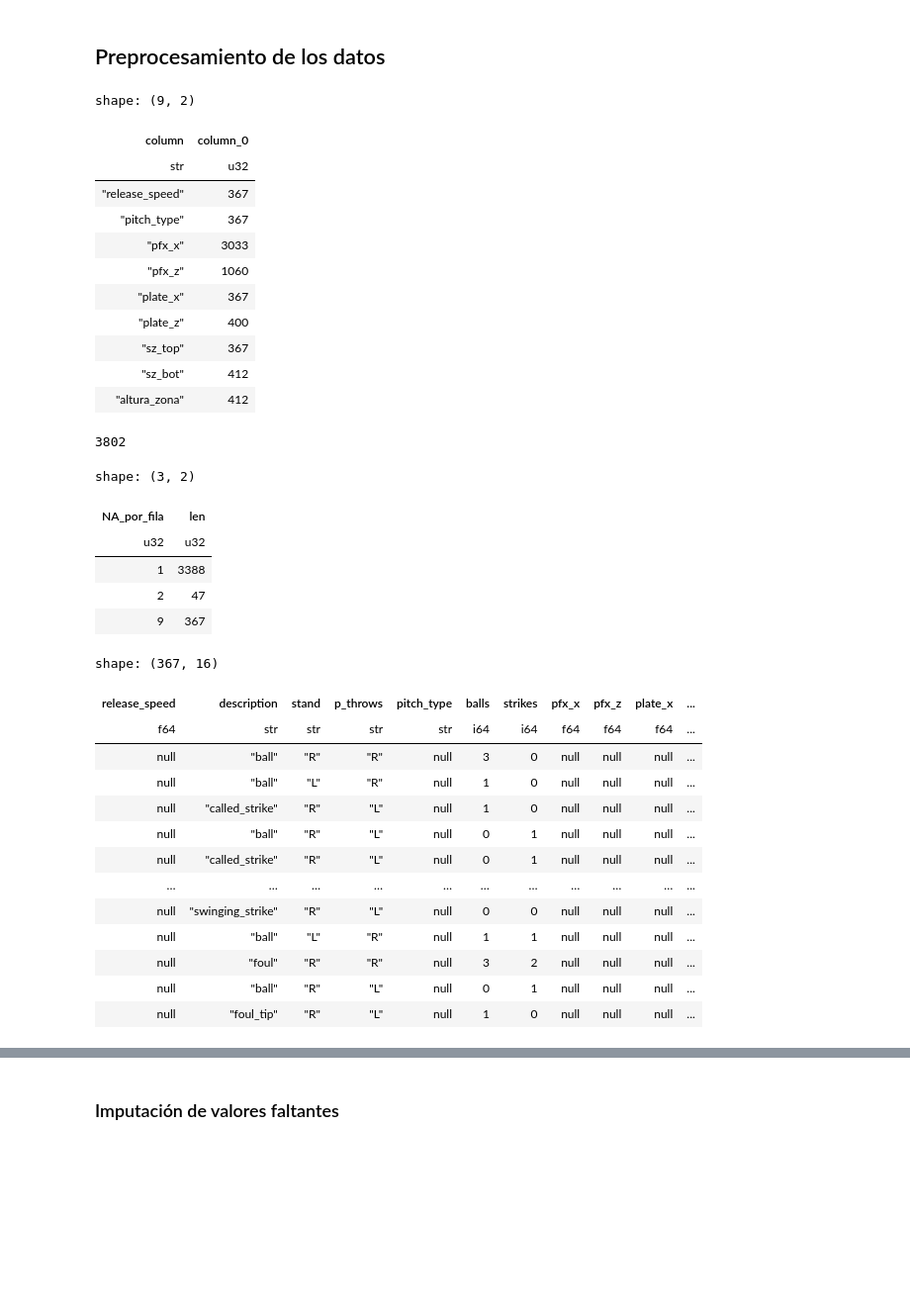
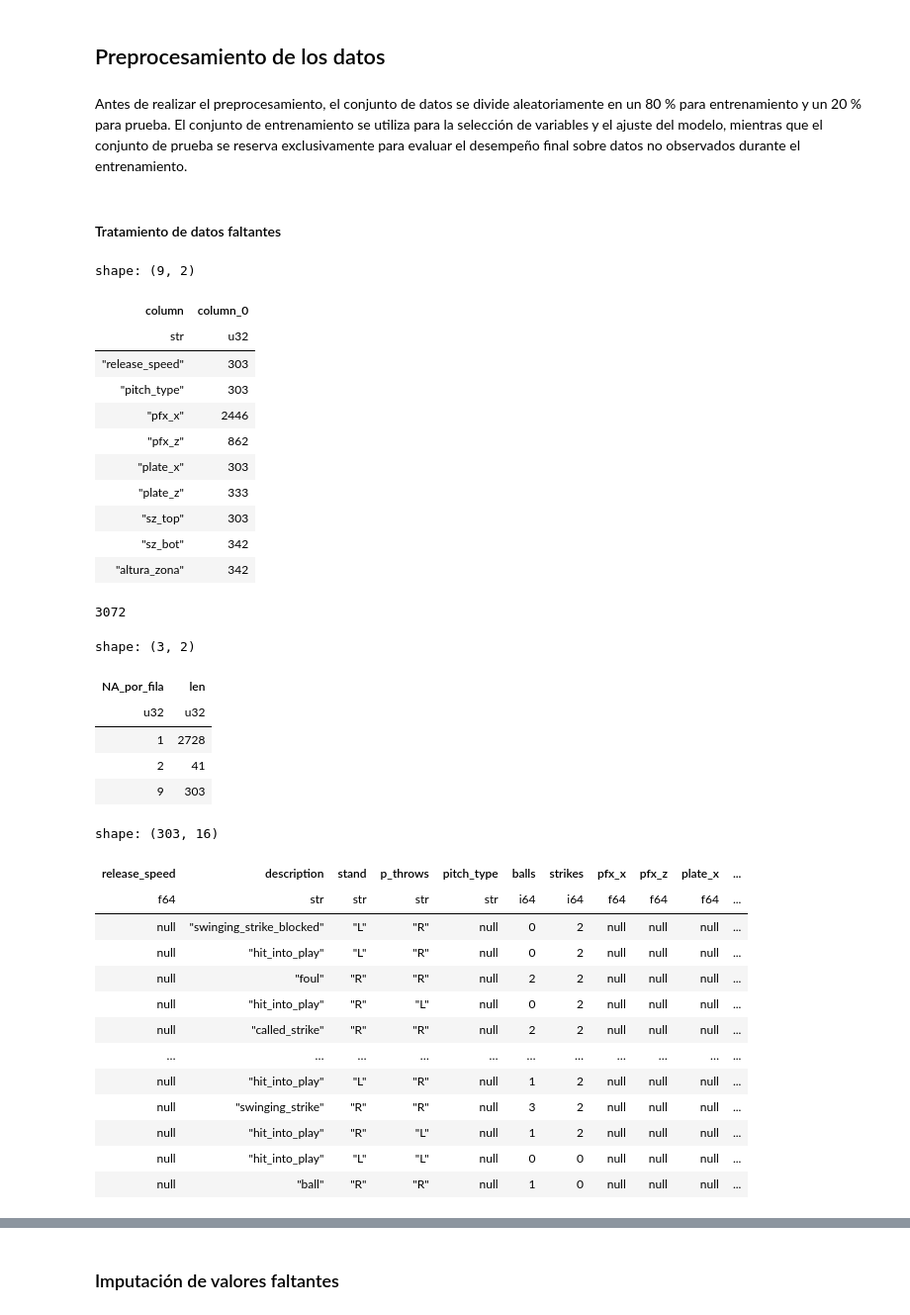
Before and after one commit to Prisfenoy/TP2_python, a Jupyter notebook: notebooks/03_Prepocesamiento_de_datos.ipynb, the cells around one changed output, grey strips where cells are left out. Shown at 99% size. Cells and saved outputs as stored; diff of their text form; code cells hidden in the pictures; blank space fills up the shorter version.

```diff
--- a/notebooks/03_Prepocesamiento_de_datos.ipynb
+++ b/notebooks/03_Prepocesamiento_de_datos.ipynb
@@ -1,5 +1,7 @@
 # %% [markdown]
 ## Preprocesamiento de los datos
+# %% [markdown]
+Antes de realizar el preprocesamiento, el conjunto de datos se divide aleatoriamente en un 80 % para entrenamiento y un 20 % para prueba. El conjunto de entrenamiento se utiliza para la selección de variables y el ajuste del modelo, mientras que el conjunto de prueba se reserva exclusivamente para evaluar el desempeño final sobre datos no observados durante el entrenamiento.
 # %%
 # Cargamos los paquetes necesarios ACORDARNOS DE HACER EL AMBIENTE VIRTUAL
 import polars as pl
@@ -17,7 +18,24 @@ datos_validacion = pl.read_parquet(ROOT / "datos" / "temporada2.parquet")
+# %%
+import polars as pl
+from sklearn.model_selection import train_test_split
+
+datos_pd = datos_entrenamiento.to_pandas()
+
+train_pd, test_pd = train_test_split(
+    datos_pd,
+    test_size=0.20,
+    random_state=42,
+    stratify=datos_pd["swing"]
+)
+
+train = pl.from_pandas(train_pd)
+test = pl.from_pandas(test_pd)
+# %% [markdown]
+#### Tratamiento de datos faltantes
 # %%
 # Identificamos que variables tienen valores nulos y la cantidad en cada una
 na = (
-    datos_entrenamiento
+    train
     .null_count()
     .transpose(include_header=True)
     .filter(pl.col("column_0") > 0)
@@ -28,27 +46,27 @@ na
 shape: (9, 2)
 | column | column_0 |
 | str | u32 |
-| "release_speed" | 367 |
-| "pitch_type" | 367 |
-| "pfx_x" | 3033 |
-| "pfx_z" | 1060 |
-| "plate_x" | 367 |
-| "plate_z" | 400 |
-| "sz_top" | 367 |
-| "sz_bot" | 412 |
-| "altura_zona" | 412 |
+| "release_speed" | 303 |
+| "pitch_type" | 303 |
+| "pfx_x" | 2446 |
+| "pfx_z" | 862 |
+| "plate_x" | 303 |
+| "plate_z" | 333 |
+| "sz_top" | 303 |
+| "sz_bot" | 342 |
+| "altura_zona" | 342 |
 # %%
 # Se seleccionan las observaciones que contienen al menos un valor nulo
-datos_con_na = datos_entrenamiento.filter(
+datos_con_na = train.filter(
     pl.any_horizontal(pl.all().is_null())
 )
 
 datos_con_na.height
 # %% [output]
-3802
+3072
 # %%
 # Se cuenta la cantidad de valores nulos por fila y resumimos cuántas observaciones tienen
-datos_entrenamiento.with_columns(
+train.with_columns(
     pl.sum_horizontal(pl.all().is_null()).alias("NA_por_fila")
 ).filter(
     pl.col("NA_por_fila") > 0
@@ -57,30 +75,30 @@ datos_entrenamiento.with_columns(
 shape: (3, 2)
 | NA_por_fila | len |
 | u32 | u32 |
-| 1 | 3388 |
-| 2 | 47 |
-| 9 | 367 |
+| 1 | 2728 |
+| 2 | 41 |
+| 9 | 303 |
 # %%
 # Se muestra las observaciones que presentan 9 o más valores nulos
-datos_entrenamiento.with_columns(
+train.with_columns(
     pl.sum_horizontal(pl.all().is_null()).alias("NA_por_fila")
 ).filter(
     pl.col("NA_por_fila") >= 9
 )
 # %% [output]
-shape: (367, 16)
+shape: (303, 16)
 | release_speed | description | stand | p_throws | pitch_type | balls | strikes | pfx_x | pfx_z | plate_x | ... |
 | f64 | str | str | str | str | i64 | i64 | f64 | f64 | f64 | ... |
-| null | "ball" | "R" | "R" | null | 3 | 0 | null | null | null | ... |
-| null | "ball" | "L" | "R" | null | 1 | 0 | null | null | null | ... |
-| null | "called_strike" | "R" | "L" | null | 1 | 0 | null | null | null | ... |
-| null | "ball" | "R" | "L" | null | 0 | 1 | null | null | null | ... |
-| null | "called_strike" | "R" | "L" | null | 0 | 1 | null | null | null | ... |
+| null | "swinging_strike_blocked" | "L" | "R" | null | 0 | 2 | null | null | null | ... |
+| null | "hit_into_play" | "L" | "R" | null | 0 | 2 | null | null | null | ... |
+| null | "foul" | "R" | "R" | null | 2 | 2 | null | null | null | ... |
+| null | "hit_into_play" | "R" | "L" | null | 0 | 2 | null | null | null | ... |
+| null | "called_strike" | "R" | "R" | null | 2 | 2 | null | null | null | ... |
 | … | … | … | … | … | … | … | … | … | … | ... |
-| null | "swinging_strike" | "R" | "L" | null | 0 | 0 | null | null | null | ... |
-| null | "ball" | "L" | "R" | null | 1 | 1 | null | null | null | ... |
-| null | "foul" | "R" | "R" | null | 3 | 2 | null | null | null | ... |
-| null | "ball" | "R" | "L" | null | 0 | 1 | null | null | null | ... |
-| null | "foul_tip" | "R" | "L" | null | 1 | 0 | null | null | null | ... |
+| null | "hit_into_play" | "L" | "R" | null | 1 | 2 | null | null | null | ... |
+| null | "swinging_strike" | "R" | "R" | null | 3 | 2 | null | null | null | ... |
+| null | "hit_into_play" | "R" | "L" | null | 1 | 2 | null | null | null | ... |
+| null | "hit_into_play" | "L" | "L" | null | 0 | 0 | null | null | null | ... |
+| null | "ball" | "R" | "R" | null | 1 | 0 | null | null | null | ... |
 # %% [markdown]
 
```
Also changed, not shown: parts of 13 cells of this notebook, 3 other files.
